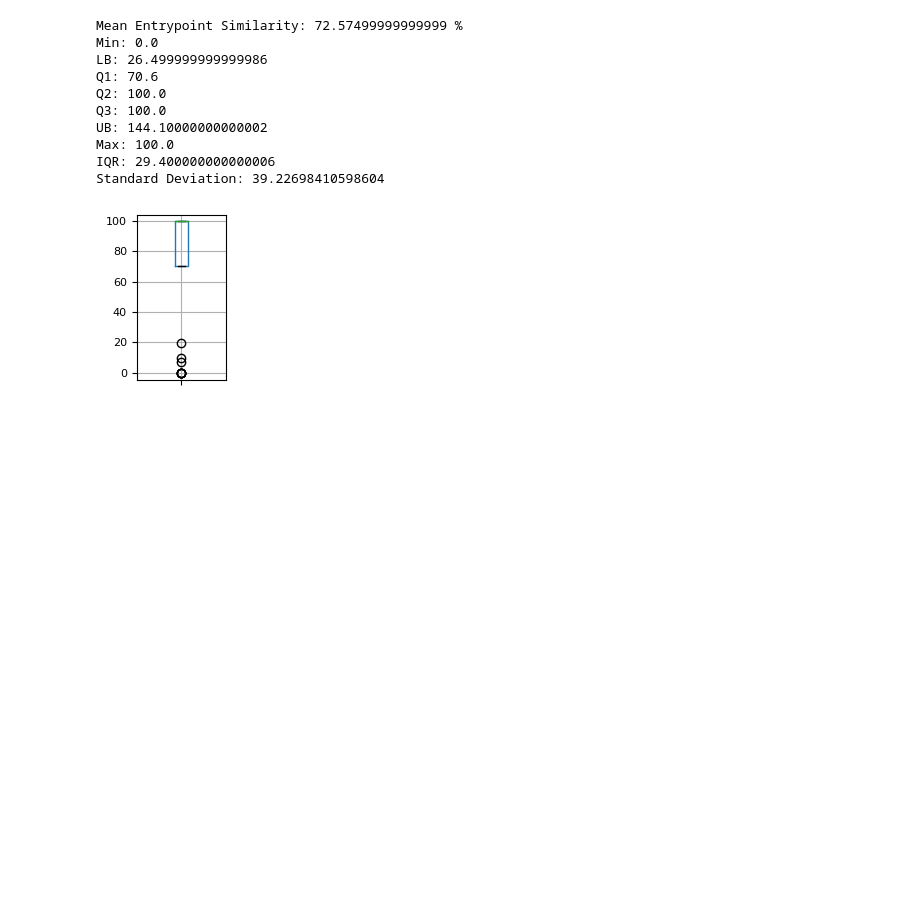
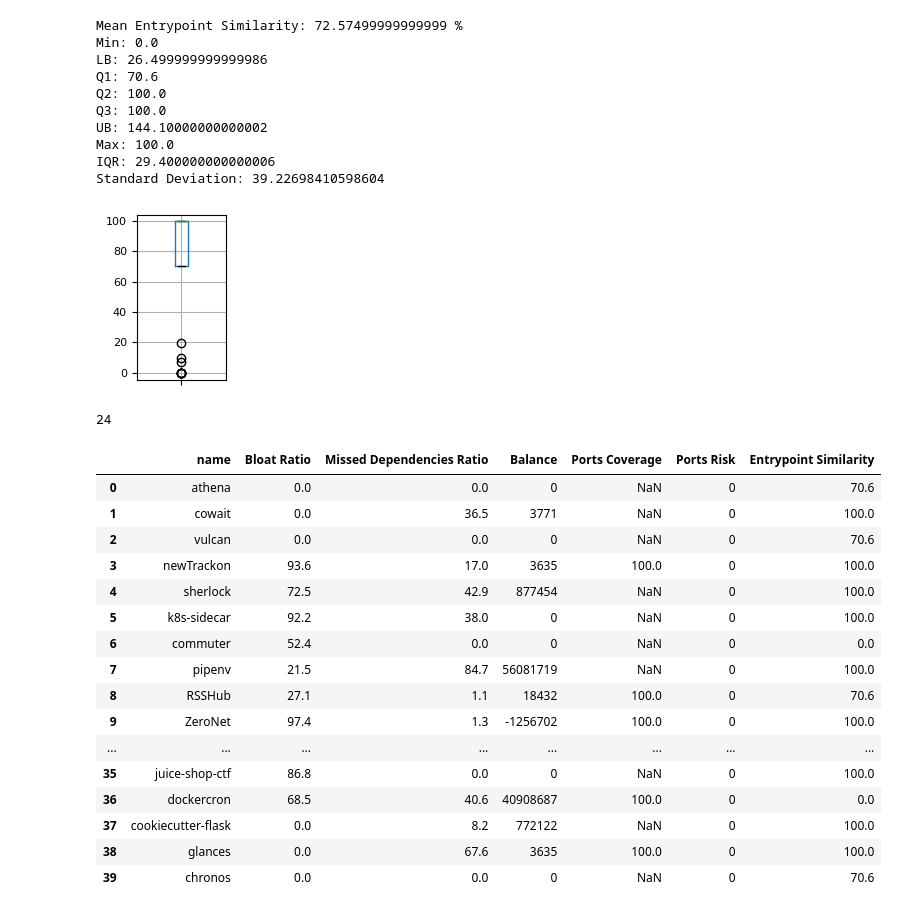
Before and after one commit to filipefigcorreia/hermit-study, a Jupyter notebook: hermit.ipynb, the cells around one changed output. Saved outputs shown, nothing was run; the diff lists cells and outputs as text; code cells hidden in the pictures; blank space fills up the shorter version.

```diff
--- a/hermit.ipynb
+++ b/hermit.ipynb
@@ -108,8 +158,8 @@ renamed_evaluations = evaluations_database.rename(columns={
     'bloatRatio': 'Bloat Ratio',
     'missedDependencies': 'Missed Dependencies Ratio',
     'balance':'Balance',
-    'ports': 'Ports Detection Accuracy',
-    'risk': 'Risk Percentage',
+    'ports': 'Ports Coverage',
+    'risk': 'Ports Risk',
     'entrypoint': 'Entrypoint Similarity'
 })
 # %%
@@ -315,3 +365,27 @@ Max: 100.0
 IQR: 29.400000000000006
 Standard Deviation: 39.22698410598604
 [figure]
+# %%
+len([x for x in list(renamed_evaluations['Ports Coverage'].to_dict().values()) if x!=100])
+# %% [output]
+24
+# %%
+renamed_evaluations
+# %% [output]
+|  | name | Bloat Ratio | Missed Dependencies Ratio | Balance | Ports Coverage | Ports Risk | Entrypoint Similarity |
+| 0 | athena | 0.0 | 0.0 | 0 | NaN | 0 | 70.6 |
+| 1 | cowait | 0.0 | 36.5 | 3771 | NaN | 0 | 100.0 |
+| 2 | vulcan | 0.0 | 0.0 | 0 | NaN | 0 | 70.6 |
+| 3 | newTrackon | 93.6 | 17.0 | 3635 | 100.0 | 0 | 100.0 |
+| 4 | sherlock | 72.5 | 42.9 | 877454 | NaN | 0 | 100.0 |
+| 5 | k8s-sidecar | 92.2 | 38.0 | 0 | NaN | 0 | 100.0 |
+| 6 | commuter | 52.4 | 0.0 | 0 | NaN | 0 | 0.0 |
+| 7 | pipenv | 21.5 | 84.7 | 56081719 | NaN | 0 | 100.0 |
+| 8 | RSSHub | 27.1 | 1.1 | 18432 | 100.0 | 0 | 70.6 |
+| 9 | ZeroNet | 97.4 | 1.3 | -1256702 | 100.0 | 0 | 100.0 |
+| ... | ... | ... | ... | ... | ... | ... | ... |
+| 35 | juice-shop-ctf | 86.8 | 0.0 | 0 | NaN | 0 | 100.0 |
+| 36 | dockercron | 68.5 | 40.6 | 40908687 | 100.0 | 0 | 0.0 |
+| 37 | cookiecutter-flask | 0.0 | 8.2 | 772122 | NaN | 0 | 100.0 |
+| 38 | glances | 0.0 | 67.6 | 3635 | 100.0 | 0 | 100.0 |
+| 39 | chronos | 0.0 | 0.0 | 0 | NaN | 0 | 70.6 |
```
Also changed, not shown: parts of 10 cells of this notebook.
